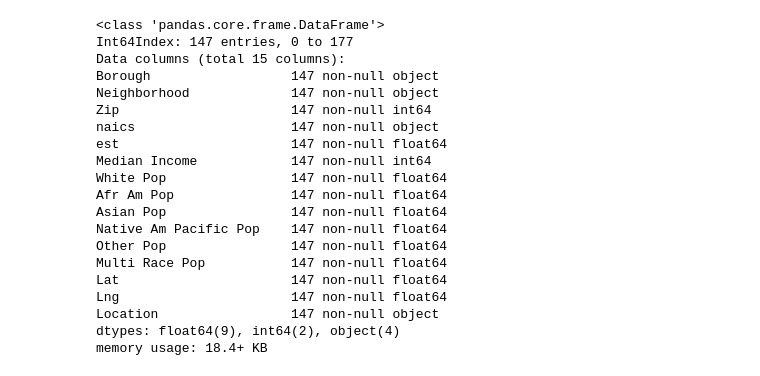
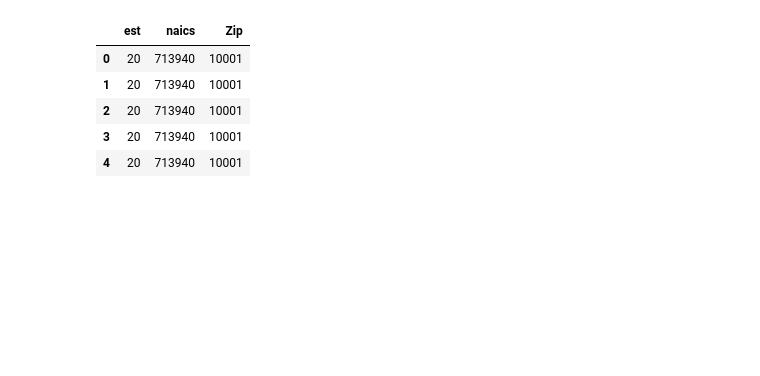
Before and after one commit to gvenkata/DataVizProject, a Jupyter notebook: DataViz_DF.ipynb, the cells around one changed output. Cells and saved outputs as stored; diff of their text form; code cells hidden in the pictures; blank space fills up the shorter version.

```diff
--- a/DataViz_DF.ipynb
+++ b/DataViz_DF.ipynb
@@ -36,29 +36,15 @@ data_frames = [zip_data,gym_data3,inc_data,race_data,coord_data]
 
 nyc_gym_DF = reduce(lambda  left,right: pd.merge(left,right,on=['Zip'],
                                            how='left'), data_frames).dropna()
-# %%
-nyc_gym_DF.info()
-# %% [output]
-<class 'pandas.core.frame.DataFrame'>
-Int64Index: 147 entries, 0 to 177
-Data columns (total 15 columns):
-Borough                  147 non-null object
-Neighborhood             147 non-null object
-Zip                      147 non-null int64
-naics                    147 non-null object
-est                      147 non-null float64
-Median Income            147 non-null int64
-White Pop                147 non-null float64
-Afr Am Pop               147 non-null float64
-Asian Pop                147 non-null float64
-Native Am Pacific Pop    147 non-null float64
-Other Pop                147 non-null float64
-Multi Race Pop           147 non-null float64
-Lat                      147 non-null float64
-Lng                      147 non-null float64
-Location                 147 non-null object
-dtypes: float64(9), int64(2), object(4)
-memory usage: 18.4+ KB
+# %%
+gym_data.head(5)
+# %% [output]
+|  | est | naics | Zip |
+| 0 | 20 | 713940 | 10001 |
+| 1 | 20 | 713940 | 10001 |
+| 2 | 20 | 713940 | 10001 |
+| 3 | 20 | 713940 | 10001 |
+| 4 | 20 | 713940 | 10001 |
 # %%
 nyc_gym_DF.sort_values(by=['Neighborhood','Zip'], inplace=True)
 nyc_gym_DF
```
Also changed, not shown: parts of 6 cells of this notebook, 2 other files.
